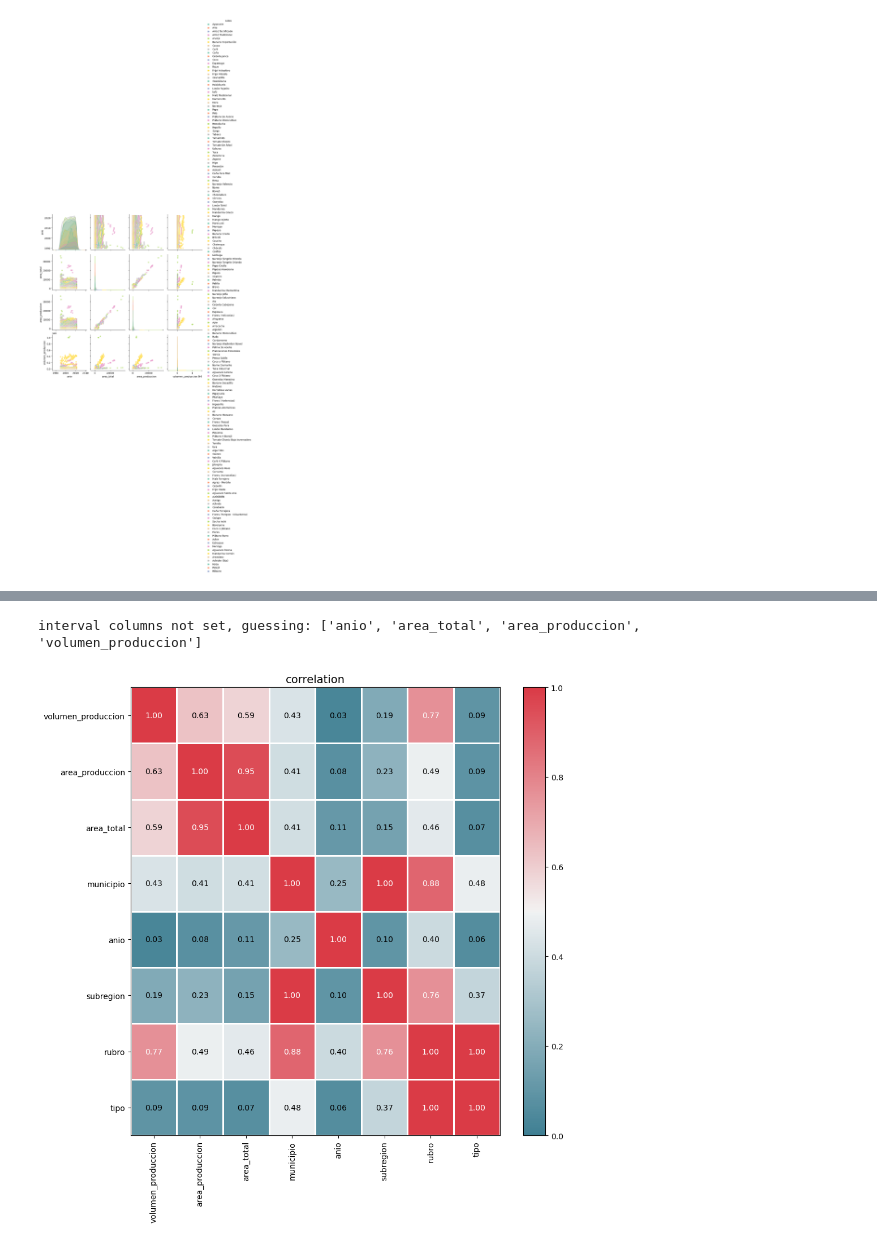
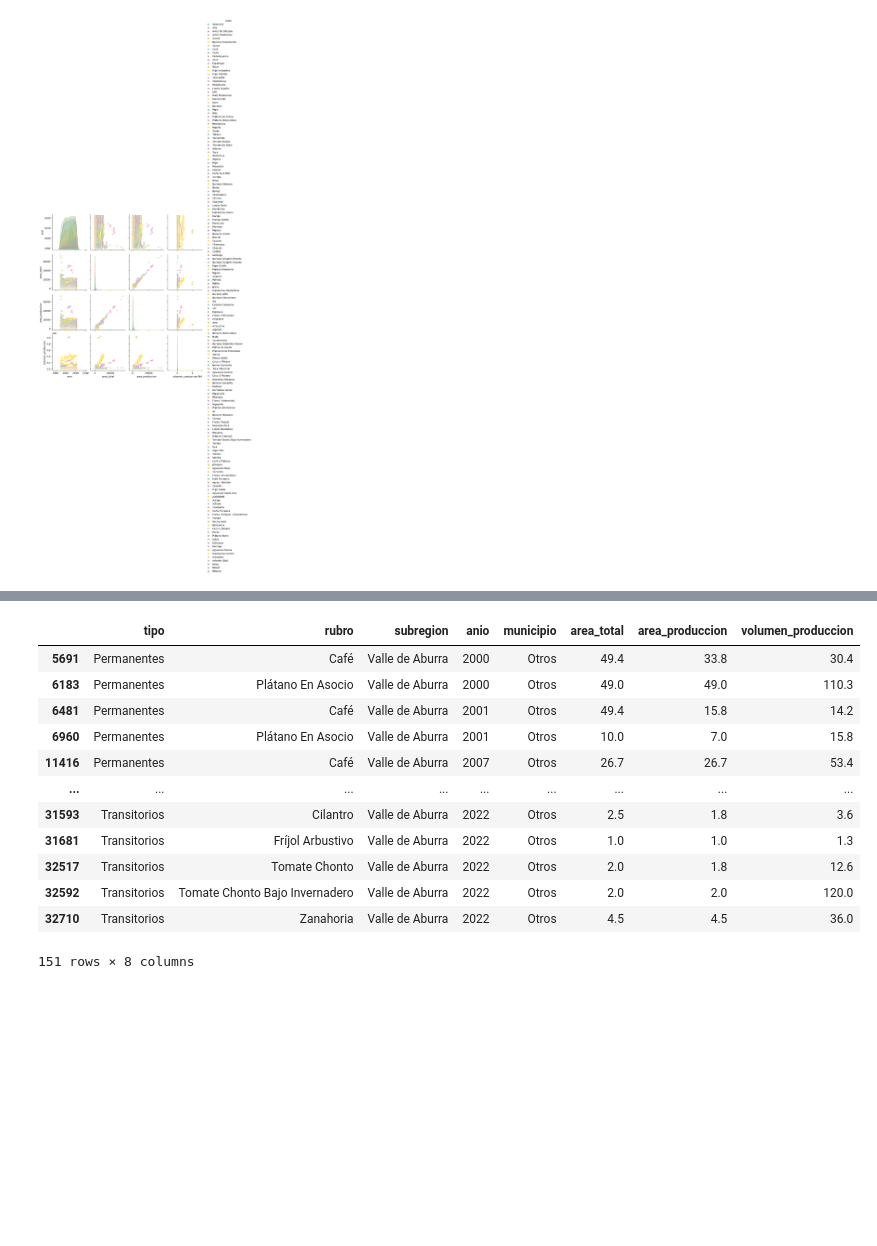
Before and after one commit to federr-gh/Produccion-agricola-datascience, a Jupyter notebook: produccion-agricola.ipynb, the cells around one changed output, grey strips where cells are left out. Saved outputs shown, nothing was run; the diff lists cells and outputs as text; code cells hidden in the pictures; blank space fills up the shorter version.

```diff
--- a/produccion-agricola.ipynb
+++ b/produccion-agricola.ipynb
@@ -513,8 +495,0 @@ import networkx as nx
-# %%
-corre = df.phik_matrix()
-cma = sns.diverging_palette(220, 10, as_cmap=True)
-
-plot_correlation_matrix(corre.values, x_labels=corre.columns, y_labels=corre.index, vmin=0, vmax=1, color_map=cma, figsize=(10,10))
-# %% [output]
-interval columns not set, guessing: ['anio', 'area_total', 'area_produccion', 'volumen_produccion']
-[figure]
@@ -520,0 +567,22 @@ interval columns not set, guessing: ['anio', 'area_total', 'area_produccion', 'v
+# %%
+# Combinar clases con menos de 5 muestras en "Otros"
+for i in df.select_dtypes(include='O').columns:
+    counts = df[i].value_counts()
+    to_group = counts[counts < 20].index
+    df[i] = df[i].apply(lambda x: 'Otros' if x in to_group else x)
+# %%
+df[df['municipio'] == 'Otros']
+# %% [output]
+|  | tipo | rubro | subregion | anio | municipio | area_total | area_produccion | volumen_produccion |
+| 5691 | Permanentes | Café | Valle de Aburra | 2000 | Otros | 49.4 | 33.8 | 30.4 |
+| 6183 | Permanentes | Plátano En Asocio | Valle de Aburra | 2000 | Otros | 49.0 | 49.0 | 110.3 |
+| 6481 | Permanentes | Café | Valle de Aburra | 2001 | Otros | 49.4 | 15.8 | 14.2 |
+| 6960 | Permanentes | Plátano En Asocio | Valle de Aburra | 2001 | Otros | 10.0 | 7.0 | 15.8 |
+| 11416 | Permanentes | Café | Valle de Aburra | 2007 | Otros | 26.7 | 26.7 | 53.4 |
+| ... | ... | ... | ... | ... | ... | ... | ... | ... |
+| 31593 | Transitorios | Cilantro | Valle de Aburra | 2022 | Otros | 2.5 | 1.8 | 3.6 |
+| 31681 | Transitorios | Fríjol Arbustivo | Valle de Aburra | 2022 | Otros | 1.0 | 1.0 | 1.3 |
+| 32517 | Transitorios | Tomate Chonto | Valle de Aburra | 2022 | Otros | 2.0 | 1.8 | 12.6 |
+| 32592 | Transitorios | Tomate Chonto Bajo Invernadero | Valle de Aburra | 2022 | Otros | 2.0 | 2.0 | 120.0 |
+| 32710 | Transitorios | Zanahoria | Valle de Aburra | 2022 | Otros | 4.5 | 4.5 | 36.0 |
+151 rows × 8 columns
```
Also changed, not shown: parts of 31 cells of this notebook, 1 other file.
